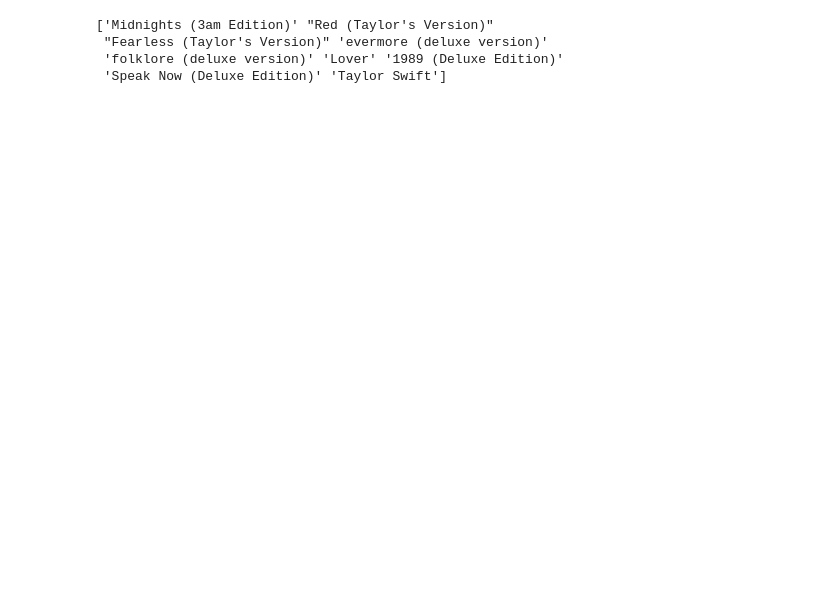
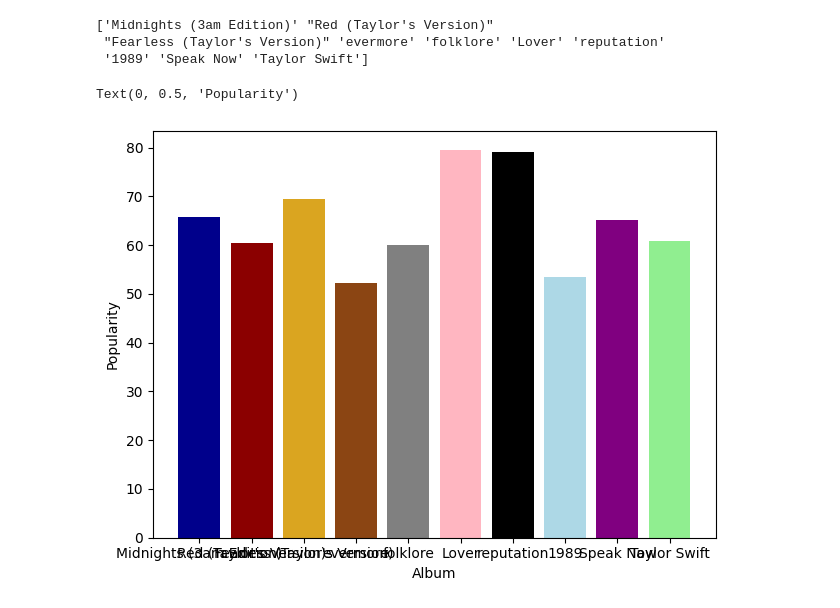
Before and after one commit to carlytamer/python-basics-taylors-version, a Jupyter notebook: main.ipynb, the cells around one changed output. Cells and saved outputs as stored; diff of their text form; code cells hidden in the pictures; blank space fills up the shorter version.

Commit message:
Bar chart update

```diff
--- a/main.ipynb
+++ b/main.ipynb
@@ -35,9 +37,27 @@ print(tsdata['album'].unique())
 # %%
-filteredalbums = ['Midnights (3am Edition)',"Red (Taylor's Version)","Fearless (Taylor's Version)",'evermore (deluxe version)','folklore (deluxe version)','Lover','repuation','1989 (Deluxe Edition)','Speak Now (Deluxe Edition)','Taylor Swift']
+#Data cleaning, filtering out excess albums
+filteredalbums = ['Midnights (3am Edition)',"Red (Taylor's Version)","Fearless (Taylor's Version)",'evermore','folklore','Lover','reputation','1989','Speak Now','Taylor Swift']
 ts=tsdata[tsdata['album'].isin(filteredalbums)]
 print(ts['album'].unique())
 # %% [output]
 ['Midnights (3am Edition)' "Red (Taylor's Version)"
- "Fearless (Taylor's Version)" 'evermore (deluxe version)'
- 'folklore (deluxe version)' 'Lover' '1989 (Deluxe Edition)'
- 'Speak Now (Deluxe Edition)' 'Taylor Swift']
+ "Fearless (Taylor's Version)" 'evermore' 'folklore' 'Lover' 'reputation'
+ '1989' 'Speak Now' 'Taylor Swift']
+# %%
+#Create dictionary to store average popularity for each album
+albumpop = {}
+
+#Find average popularity for each album
+for album in filteredalbums:
+    albumdata=ts[ts['album']==(album)] #Create a df to sort by album
+    avgpop = albumdata['popularity'].mean() #Calculate avg pop of each album
+    albumpop[album]=avgpop #Fill the dictionary as album:avgpop
+# %%
+colors=['darkblue', 'darkred','goldenrod','saddlebrown','gray','lightpink','black','lightblue','purple','lightgreen']
+#df= #Make a data frame to store color, avgpop, album, etc.
+plt.bar(albumpop.keys(),albumpop.values(),color = colors) #Make bar chart where x=dictionary keys, y=dictionary values
+plt.xlabel('Album')
+plt.ylabel('Popularity')
+# %% [output]
+Text(0, 0.5, 'Popularity')
+[figure, added]
```
Also changed, not shown: parts of 4 cells of this notebook.
